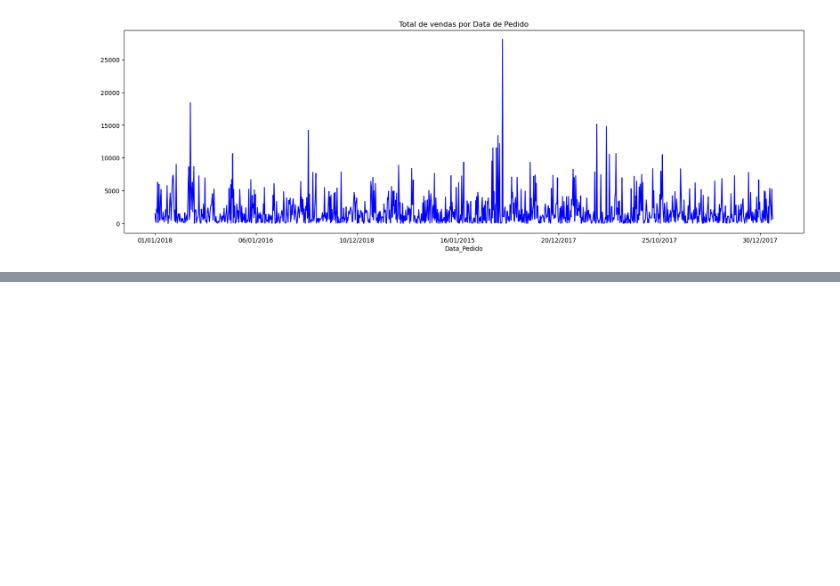
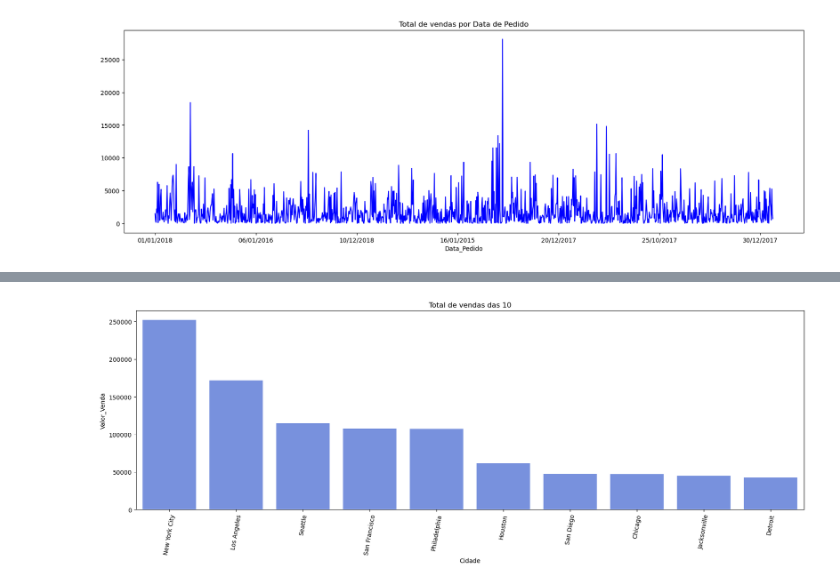
Before and after one commit to francisbowe/datasetvarejocomercial, a Jupyter notebook: main.ipynb, the cells around one changed output, grey strips where cells are left out. Cells and saved outputs as stored; diff of their text form; code cells hidden in the pictures; blank space fills up the shorter version.

```diff
--- a/main.ipynb
+++ b/main.ipynb
@@ -144,0 +162,3 @@ plt.show()
+# %%
+#Agrupar por cidade, calculamos o total de vendas e ordenamos listando somente as 10 cidades com maior venda
+df_dsa_p4 = df_dsa.groupby('Cidade')['Valor_Venda'].sum().reset_index().sort_values(by='Valor_Venda', ascending=False).head(10)
@@ -144,0 +179,11 @@ plt.show()
+# %%
+#Plot
+plt.figure(figsize=(20, 6))
+sns.set_palette('coolwarm') #definindo uma palete de cores
+sns.barplot(data = df_dsa_p4,
+            y='Valor_Venda',
+            x='Cidade').set(title='Total de vendas das 10')
+plt.xticks(rotation= 80)
+plt.show()
+# %% [output]
+[figure, added]
```
Also changed, not shown: parts of 5 cells of this notebook.
